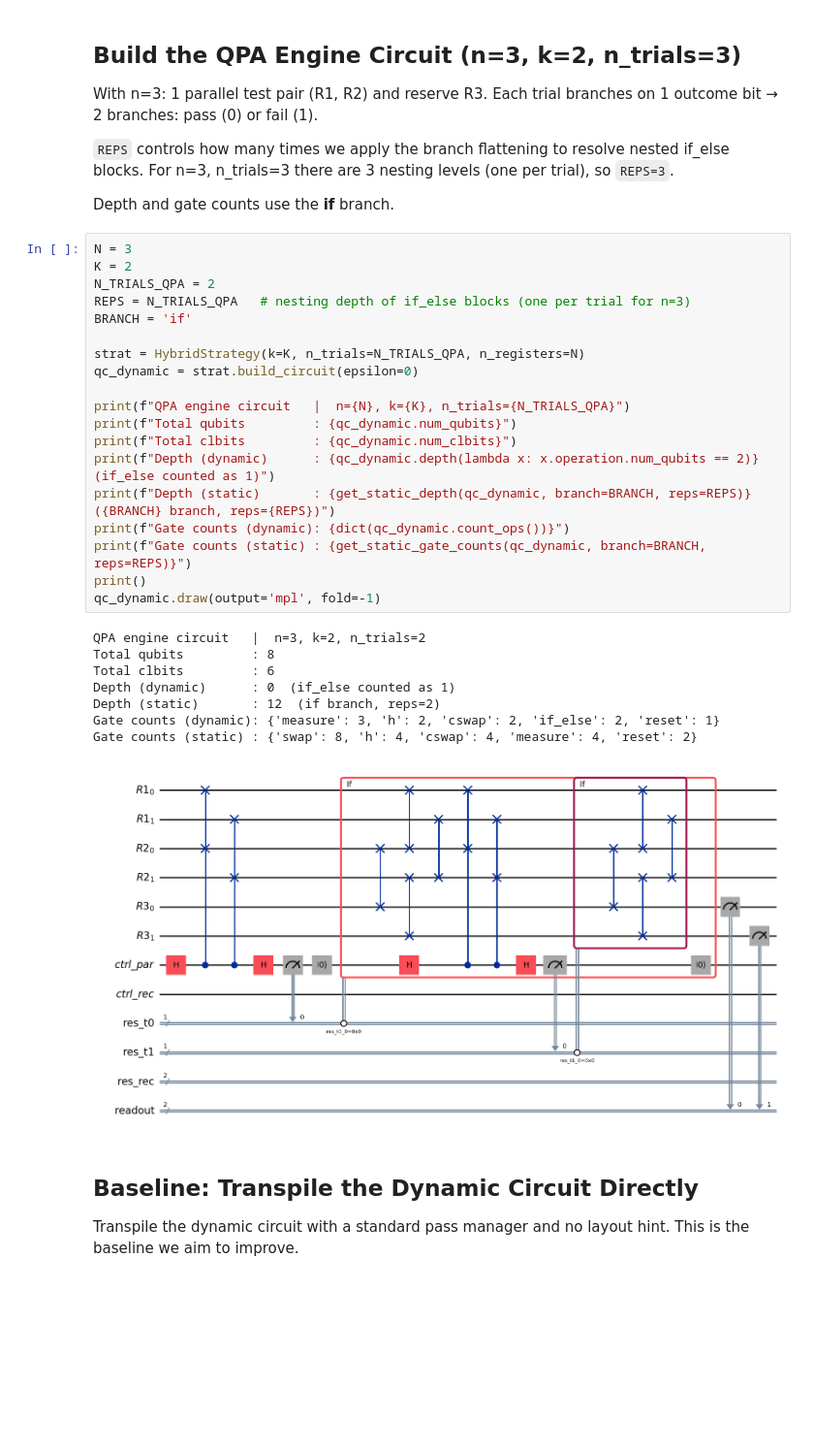
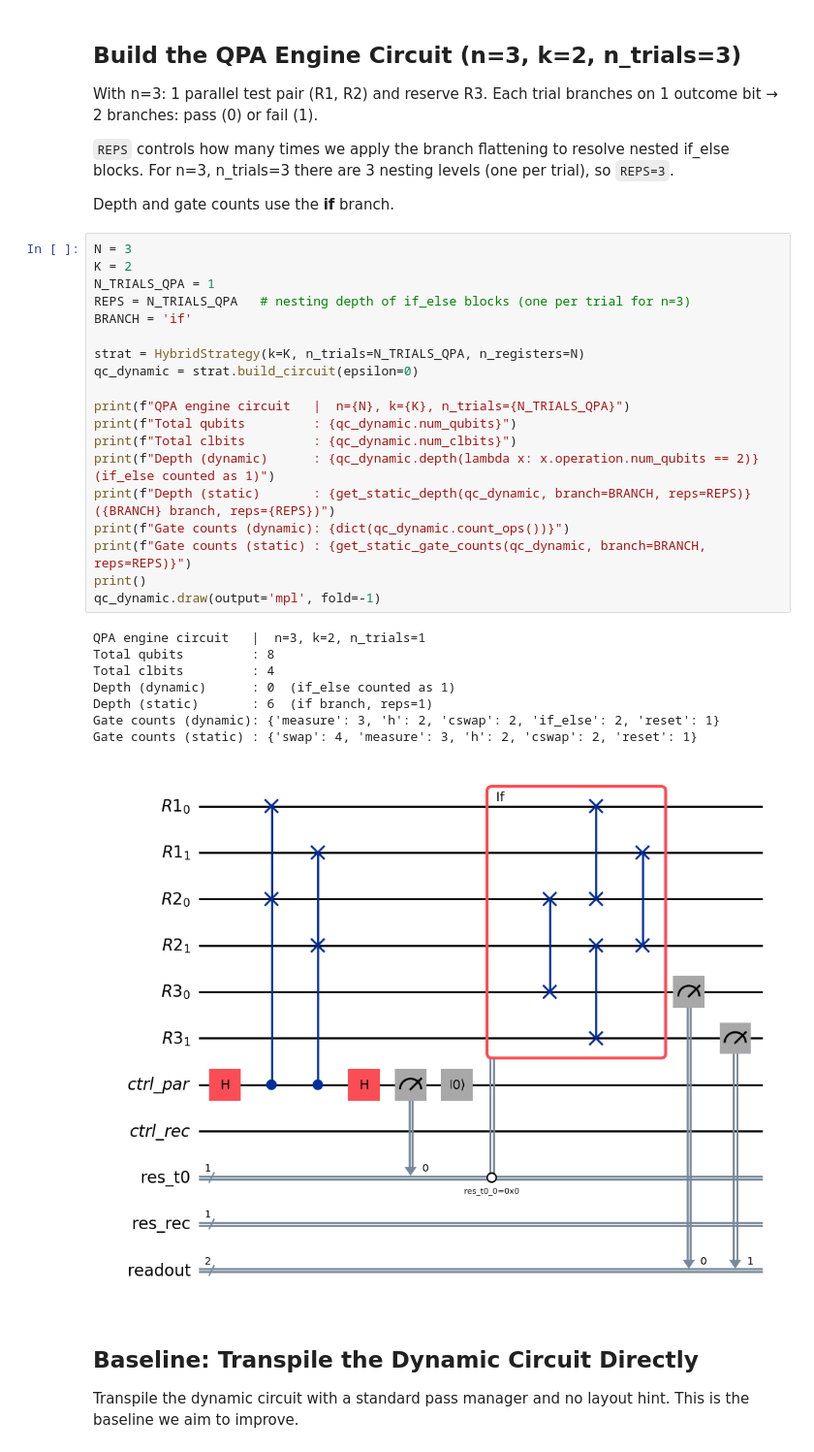
Before and after one commit to henryzou50/OQPA, a Jupyter notebook: dynamic_experiment/transpile_qpa_revised_3.ipynb, the cells around one changed output. Shown at 97% size. Cells and saved outputs as stored; diff of their text form; blank space fills up the shorter version.

```diff
--- a/dynamic_experiment/transpile_qpa_revised_3.ipynb
+++ b/dynamic_experiment/transpile_qpa_revised_3.ipynb
@@ -38,31 +38,31 @@ Depth and gate counts use the **if** branch.
 # %%
 N = 3
 K = 2
-N_TRIALS_QPA = 2
+N_TRIALS_QPA = 1
 REPS = N_TRIALS_QPA   # nesting depth of if_else blocks (one per trial for n=3)
 BRANCH = 'if'
 
 strat = HybridStrategy(k=K, n_trials=N_TRIALS_QPA, n_registers=N)
 qc_dynamic = strat.build_circuit(epsilon=0)
 
 print(f"QPA engine circuit   |  n={N}, k={K}, n_trials={N_TRIALS_QPA}")
 print(f"Total qubits         : {qc_dynamic.num_qubits}")
 print(f"Total clbits         : {qc_dynamic.num_clbits}")
 print(f"Depth (dynamic)      : {qc_dynamic.depth(lambda x: x.operation.num_qubits == 2)}  (if_else counted as 1)")
 print(f"Depth (static)       : {get_static_depth(qc_dynamic, branch=BRANCH, reps=REPS)}  ({BRANCH} branch, reps={REPS})")
 print(f"Gate counts (dynamic): {dict(qc_dynamic.count_ops())}")
 print(f"Gate counts (static) : {get_static_gate_counts(qc_dynamic, branch=BRANCH, reps=REPS)}")
 print()
 qc_dynamic.draw(output='mpl', fold=-1)
 # %% [output]
-QPA engine circuit   |  n=3, k=2, n_trials=2
+QPA engine circuit   |  n=3, k=2, n_trials=1
 Total qubits         : 8
-Total clbits         : 6
+Total clbits         : 4
 Depth (dynamic)      : 0  (if_else counted as 1)
-Depth (static)       : 12  (if branch, reps=2)
+Depth (static)       : 6  (if branch, reps=1)
 Gate counts (dynamic): {'measure': 3, 'h': 2, 'cswap': 2, 'if_else': 2, 'reset': 1}
-Gate counts (static) : {'swap': 8, 'h': 4, 'cswap': 4, 'measure': 4, 'reset': 2}
+Gate counts (static) : {'swap': 4, 'measure': 3, 'h': 2, 'cswap': 2, 'reset': 1}
-[figure, old version]
+[figure, new version]
 # %% [markdown]
 ## Baseline: Transpile the Dynamic Circuit Directly
 
```
Also changed, not shown: parts of 8 cells of this notebook, 3 other files.
